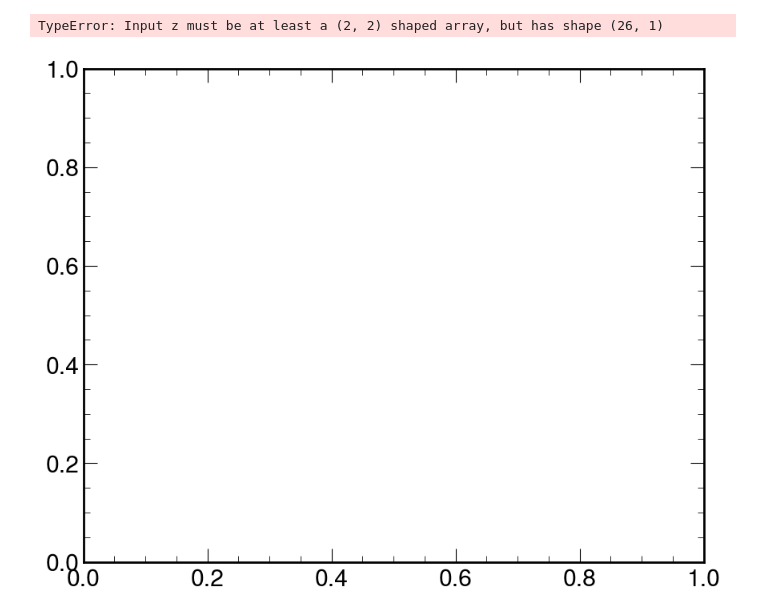
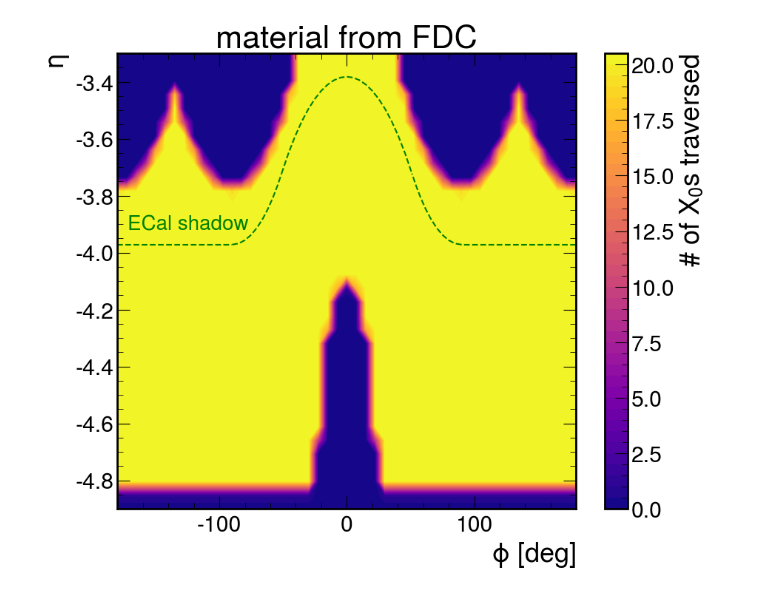
Before and after one commit to sebouh137/backwards_insert, a Jupyter notebook: RadiationLengths.ipynb, the cells around one changed output. Drawn from its saved outputs; the diff is of its cells as text; code cells hidden in the pictures.

```diff
--- a/RadiationLengths.ipynb
+++ b/RadiationLengths.ipynb
@@ -289,5 +358,5 @@ rads[('beampipe_flanges_and_ecal_endcap',-3.45)] =  [22.575]
 # %%
-def rads_plot(tag='epic_ip6_extended', mineta=-4.3, maxeta=-3.5, log=False, add_mat=None):
+def rads_plot(tag='backwards_insert', mineta=-4.8, maxeta=-3.5, log=False, add_mat=None, scale=1, maxN=100000):
 
 
 
@@ -296,13 +365,15 @@ def rads_plot(tag='epic_ip6_extended', mineta=-4.3, maxeta=-3.5, log=False, add_
     eta=np.linspace(mineta, maxeta, int((maxeta-mineta)/.05+2))
     x=phi*180/np.pi
     y=eta
-    z=z= [rads[(tag,int(i*20)/20)] for i in y]
+    z=np.array([rads[(tag,int(i*20)/20)] for i in y])
     if add_mat is not None:
-        z=[[z[i][j]+add_mat(eta[i],phi[j]) for j in range(len(z[0]))] for i in range(len(z))]
+        z=np.array([[z[i][j]+add_mat(eta[i],phi[j]) for j in range(len(z[0]))] for i in range(len(z))])
+
+    z=z*(z<maxN)+maxN*(z>=maxN)
 
     #locator=ticker.LogLocator()
     #locator.view_limits(0.01, 25)
-    contour = plt.contourf(x,y,z, 20, locator=locator if log else None)
+    contour = plt.contourf(x,y,z, 40, locator=locator if log else None, cmap='plasma')
     cb = plt.colorbar(contour)
     cb.set_label("# of $X_0$s traversed")
     plt.xlabel("$\phi$ [deg]")
@@ -311,12 +386,45 @@ def rads_plot(tag='epic_ip6_extended', mineta=-4.3, maxeta=-3.5, log=False, add_
 # %%
-rads_plot('beampipe_flanges_and_ecal_endcap', -4.7, -3.5,False)
-plt.title("material from ECal endcap,\nbeampipe, and flanges")
+rads_plot(tag='backwards_insert', mineta=-4.9, maxeta=-3.3, log=False, add_mat=None, maxN=20.17)
+plt.title("material from FDC")
+
+#draw fiducial region (ECal shadow)
+
+#first circular segment
+R1=12.06
+X1=21.77-R1
+Z=-320
+eta1=-np.log(np.tan(np.arctan2(R1,Z)/2))
+arg=dict(color='green', ls='--')
+plt.plot([-180, -90], [eta1, eta1], **arg)
+plt.plot([180, 90], [eta1, eta1], **arg)
+plt.text(-172, -3.92, "ECal shadow", fontsize=20, color='green')
+
+#straight segments
+x=np.linspace(0, X1, 10)
+y=np.linspace(R1,R1, 10)
+eta=-np.log(np.tan(np.arctan2(np.hypot(x,y),Z)/2))
+phi=np.arctan2(y,x)
+plt.plot(180/np.pi*phi, eta, **arg)
+plt.plot(-180/np.pi*phi, eta, **arg)
+
+#second circular segment:
+phi_p=np.linspace(-np.pi/2, np.pi/2, 21)
+x=X1+R1*np.cos(phi_p)
+y=R1*np.sin(phi_p)
+eta=-np.log(np.tan(np.arctan2(np.hypot(x,y),Z)/2))
+phi=np.arctan2(y,x)
+plt.plot(180/np.pi*phi, eta, **arg)
+
+#phi_fid=np.arctan2(y_fid,x_fid)
+#eta_fid=-np.log(np.tan(np.arctan2(np.hypot(x_fid, y_fid),-320)/2))
+#plt.plot(phi_fid*180/np.pi, eta_fid, color='magenta')
+
+plt.savefig("images/material_budget_fdc.pdf")
 plt.show()
 #rads_plot("epic_full", log=False)
 #plt.show()
 # %% [output]
-TypeError: Input z must be at least a (2, 2) shaped array, but has shape (26, 1)
-[figure, old version]
+[figure, new version]
 # %%
 #additional material not included in the dd4hep file
 def add_mat(eta, phi):
```
Also changed, not shown: parts of 11 cells of this notebook, 6 other files.
